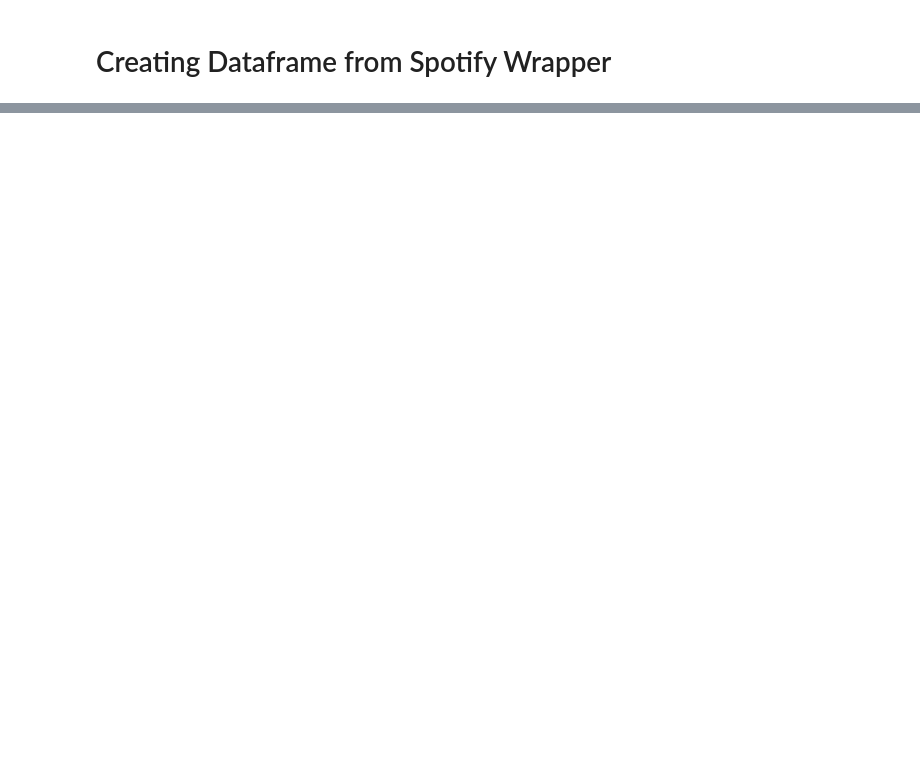
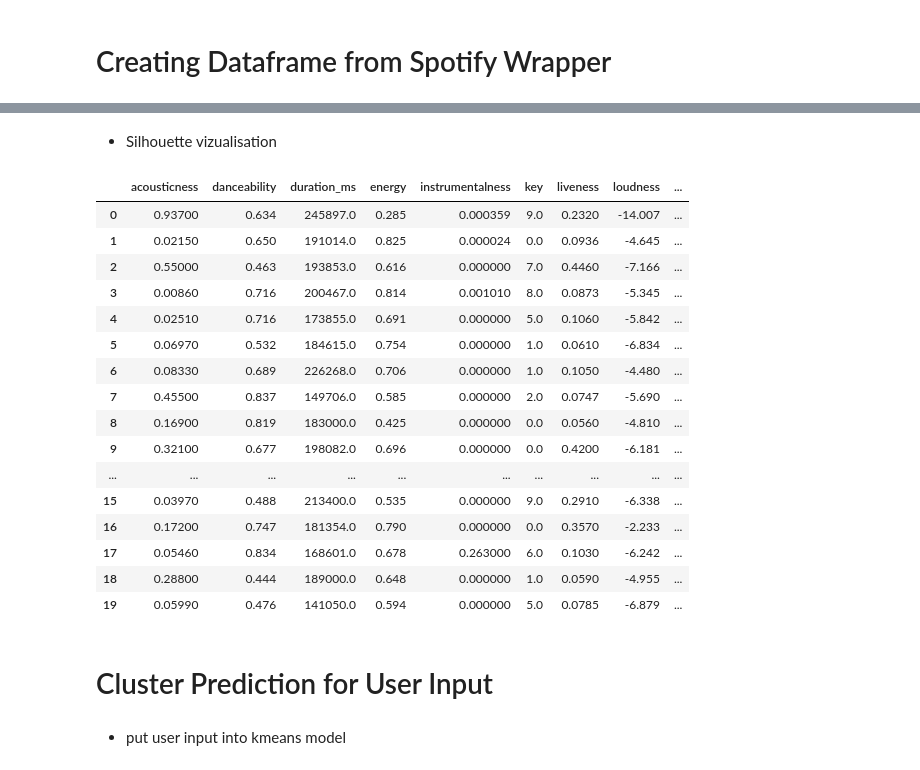
Before and after one commit to ProfGeller/spotify_app, a Jupyter notebook: music_app.ipynb, the cells around one changed output, grey strips where cells are left out. Cells and saved outputs as stored; diff of their text form; code cells hidden in the pictures; blank space fills up the shorter version.

```diff
--- a/music_app.ipynb
+++ b/music_app.ipynb
@@ -159,0 +194,3 @@ spotifydf.to_csv('spotifydf.csv')
+# %%
+# Transform to dataframe and attach header
+X_prep_df = pd.DataFrame(X_prep_np, columns=X_prep.columns)
@@ -159,0 +219,7 @@ spotifydf.to_csv('spotifydf.csv')
+# %%
+# applying Model
+from sklearn.cluster import KMeans
+
+#setting clusters
+kmeans = KMeans(n_clusters = 15, random_state=1234)
+kmeans.fit(X_prep_df)
@@ -159,0 +244,31 @@ spotifydf.to_csv('spotifydf.csv')
+# %% [markdown]
+- Silhouette vizualisation
+# %%
+#add clusters to initial spotify dataset
+clusters = kmeans.predict(X_prep_df)
+# %%
+df['clusters'] = clusters
+# %%
+df.head(20)
+# %% [output]
+|  | acousticness | danceability | duration_ms | energy | instrumentalness | key | liveness | loudness | ... |
+| 0 | 0.93700 | 0.634 | 245897.0 | 0.285 | 0.000359 | 9.0 | 0.2320 | -14.007 | ... |
+| 1 | 0.02150 | 0.650 | 191014.0 | 0.825 | 0.000024 | 0.0 | 0.0936 | -4.645 | ... |
+| 2 | 0.55000 | 0.463 | 193853.0 | 0.616 | 0.000000 | 7.0 | 0.4460 | -7.166 | ... |
+| 3 | 0.00860 | 0.716 | 200467.0 | 0.814 | 0.001010 | 8.0 | 0.0873 | -5.345 | ... |
+| 4 | 0.02510 | 0.716 | 173855.0 | 0.691 | 0.000000 | 5.0 | 0.1060 | -5.842 | ... |
+| 5 | 0.06970 | 0.532 | 184615.0 | 0.754 | 0.000000 | 1.0 | 0.0610 | -6.834 | ... |
+| 6 | 0.08330 | 0.689 | 226268.0 | 0.706 | 0.000000 | 1.0 | 0.1050 | -4.480 | ... |
+| 7 | 0.45500 | 0.837 | 149706.0 | 0.585 | 0.000000 | 2.0 | 0.0747 | -5.690 | ... |
+| 8 | 0.16900 | 0.819 | 183000.0 | 0.425 | 0.000000 | 0.0 | 0.0560 | -4.810 | ... |
+| 9 | 0.32100 | 0.677 | 198082.0 | 0.696 | 0.000000 | 0.0 | 0.4200 | -6.181 | ... |
+| ... | ... | ... | ... | ... | ... | ... | ... | ... | ... |
+| 15 | 0.03970 | 0.488 | 213400.0 | 0.535 | 0.000000 | 9.0 | 0.2910 | -6.338 | ... |
+| 16 | 0.17200 | 0.747 | 181354.0 | 0.790 | 0.000000 | 0.0 | 0.3570 | -2.233 | ... |
+| 17 | 0.05460 | 0.834 | 168601.0 | 0.678 | 0.263000 | 6.0 | 0.1030 | -6.242 | ... |
+| 18 | 0.28800 | 0.444 | 189000.0 | 0.648 | 0.000000 | 1.0 | 0.0590 | -4.955 | ... |
+| 19 | 0.05990 | 0.476 | 141050.0 | 0.594 | 0.000000 | 5.0 | 0.0785 | -6.879 | ... |
+# %% [markdown]
+# Cluster Prediction for User Input
+# %% [markdown]
+- put user input into kmeans model
```
Also changed, not shown: parts of 50 cells of this notebook.
